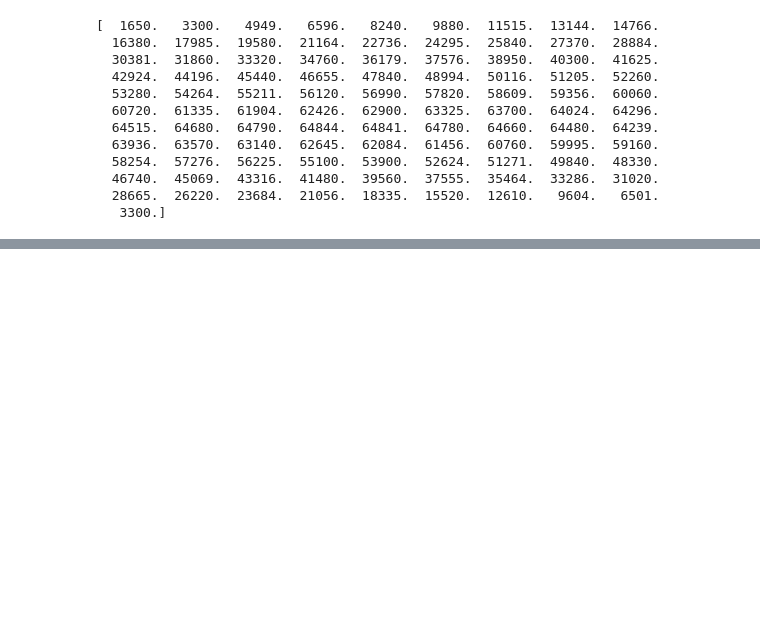
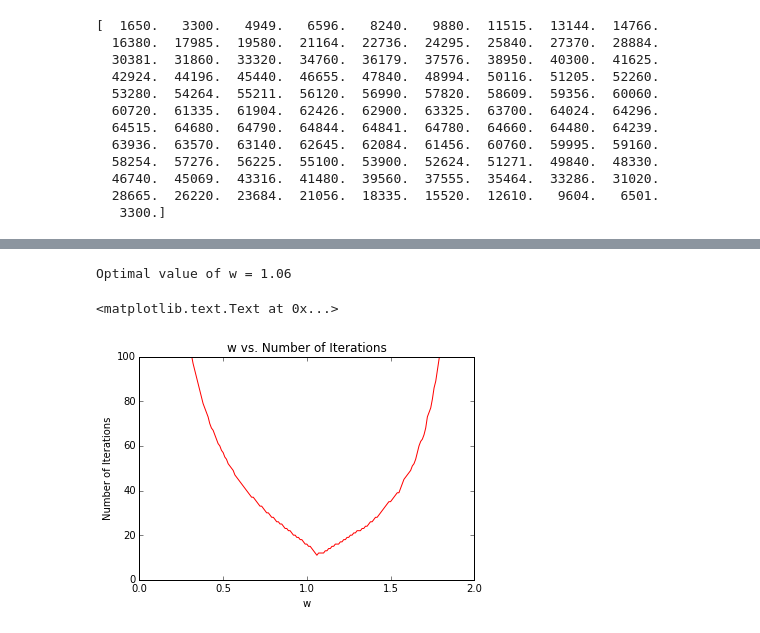
Before and after one commit to joacee/NE155, a Jupyter notebook: hw5.ipynb, the cells around one changed output, grey strips where cells are left out. Drawn from its saved outputs; the diff is of its cells as text; code cells hidden in the pictures; blank space fills up the shorter version.

```diff
--- a/hw5.ipynb
+++ b/hw5.ipynb
@@ -75,0 +265,15 @@ print solution2
+# %%
+jsol, jiter = jacobi(A1, B1, x, tol = -1, sc = 10**(-8))
+gsol, giter = gauss(A1, B1, x, tol = -1, sc = 10**(-8))
+SORsol, SORiter = SOR(A1, B1, x, 1.1, tol = -1, sc = 10**(-8))
+
+print "Using Stopping Criterion of 10^-8"
+print "Jacobi: " + "\n"
+print "Number of Iterations: " + str(jiter)
+print "Solution: " + str(jsol) + "\n"
+print "Gauss-Seidel: " + "\n"
+print "Number of Iterations: " + str(giter)
+print "Solution: " + str(gsol) + "\n"
+print "SOR: " + "\n"
+print "Number of Iterations: " + str(SORiter)
+print "Solution: " + str(SORsol) + "\n"
@@ -75,0 +296,22 @@ print solution2
+# %%
+# PROBLEM 5B - finding the optimal w for SOR method -- Plot w vs. number of iteration and find the minimum of the plot.
+# The minimum of the plot means the w value for that point makes the convergence fastest
+#I used a low tolerance value, so that we see greater range of distribution
+x = np.zeros(5)
+w = np.arange(0.05, 1.95, 0.01)
+y = np.zeros(len(w))
+for p in range(5, len(w) + 5):
+    SORsol, SORiter = SOR(A1, B1, x, p/100.0, tol = 10**(-8), sc = -1)
+    y[p - 5] = SORiter
+print "Optimal value of w = "  + str(w[np.argmin(y)])
+%matplotlib inline
+import matplotlib.pyplot as plt
+plt.plot(w, y, 'r')
+plt.xlabel("w")
+plt.ylabel("Number of Iterations")
+plt.axis([0, 2, 0, 100])
+plt.title("w vs. Number of Iterations")
+# %% [output]
+Optimal value of w = 1.06
+<matplotlib.text.Text at 0x...>
+[figure, added]
```
Also changed, not shown: parts of 16 cells of this notebook.
